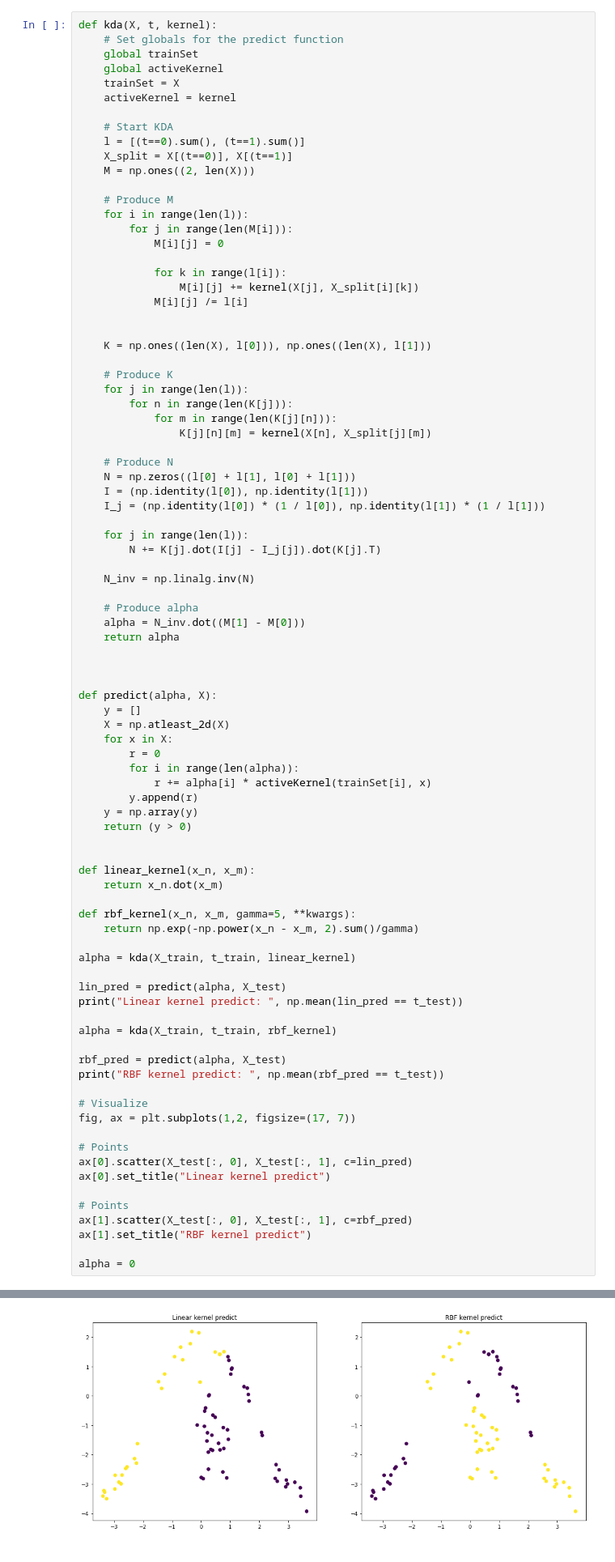
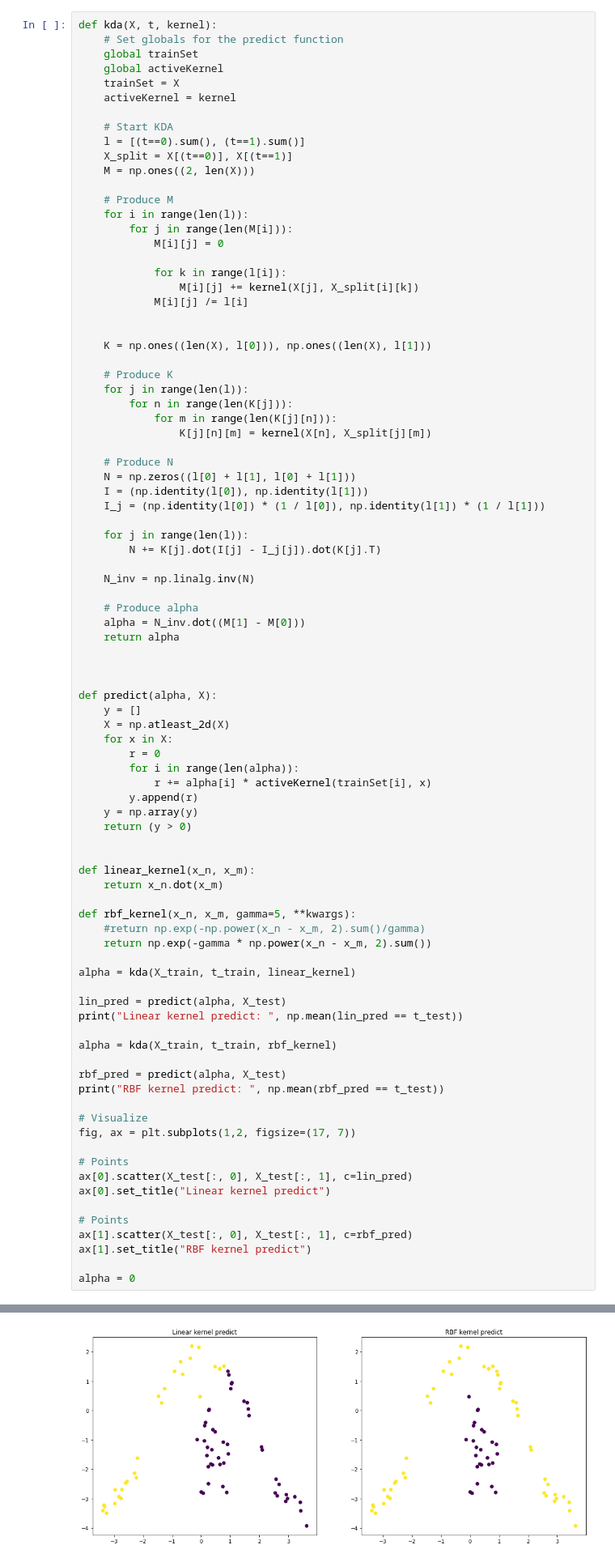
Before and after one commit to atopion/machine-learning, a Jupyter notebook: Practical 3/practical3_FriederikeBecker_StefanPfeiffer_TimonVogt.ipynb, the cells around one changed output, grey strips where cells are left out. Shown at 81% size. Cells and saved outputs as stored; diff of their text form.

```diff
--- a/Practical 3/practical3_FriederikeBecker_StefanPfeiffer_TimonVogt.ipynb
+++ b/Practical 3/practical3_FriederikeBecker_StefanPfeiffer_TimonVogt.ipynb
@@ -149,7 +149,8 @@ def linear_kernel(x_n, x_m):
     return x_n.dot(x_m)
 
 def rbf_kernel(x_n, x_m, gamma=5, **kwargs):
-    return np.exp(-np.power(x_n - x_m, 2).sum()/gamma)
+    #return np.exp(-np.power(x_n - x_m, 2).sum()/gamma)
+    return np.exp(-gamma * np.power(x_n - x_m, 2).sum())
 
 alpha = kda(X_train, t_train, linear_kernel)
 
@@ -179,4 +180,4 @@ RBF kernel predict:  0.30666666666666664
-[figure, old version]
+[figure, new version]
 # %% [markdown]
 #### Task 1.2
 
```
Also changed, not shown: parts of 3 cells of this notebook, 2 other files.
